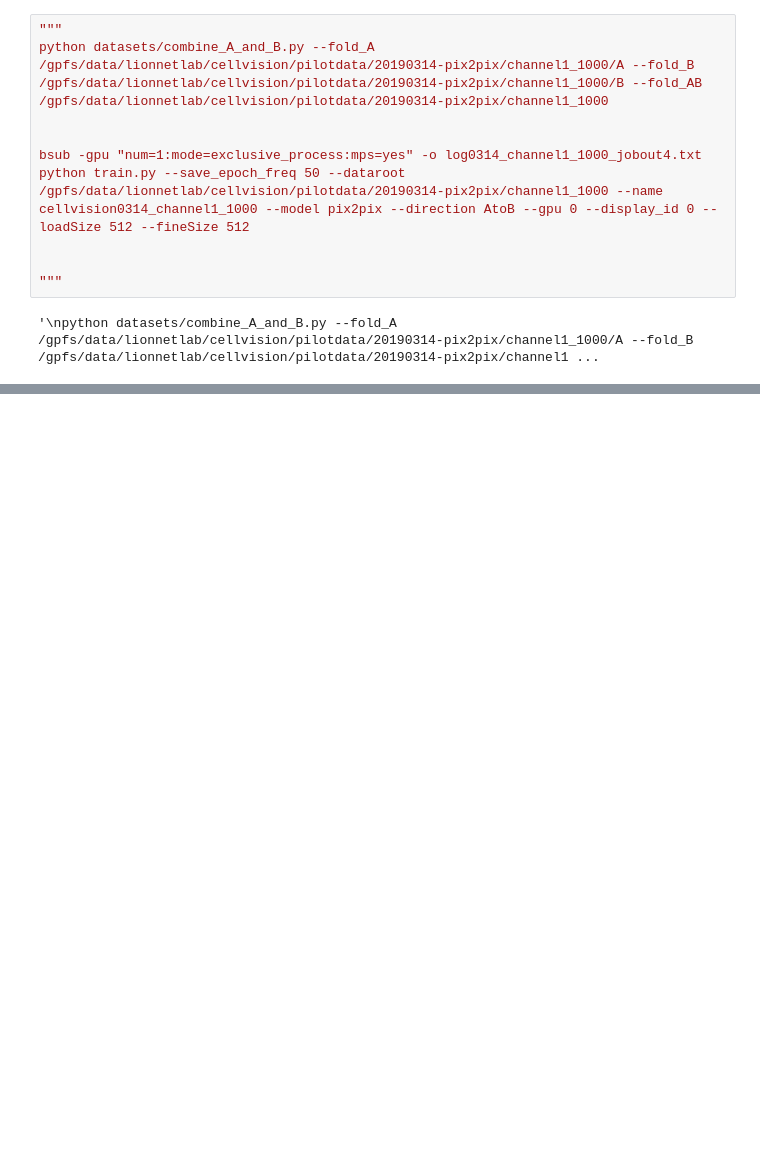
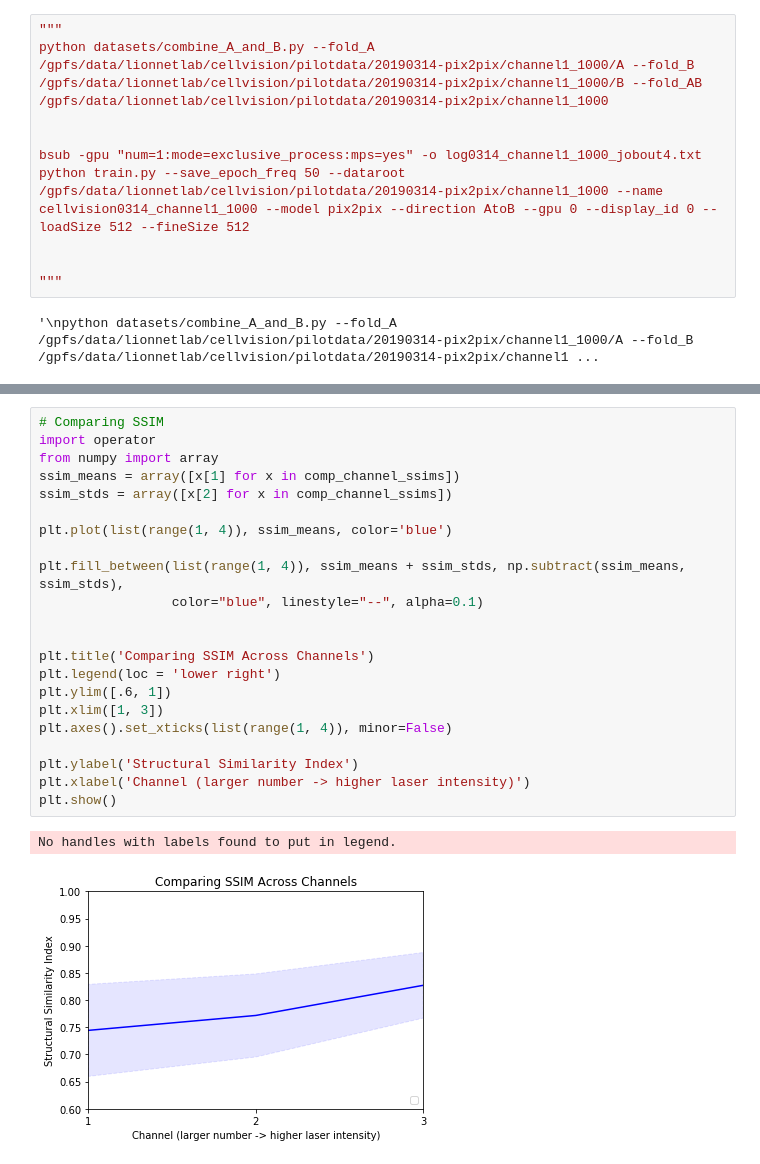
Before and after one commit to NYU-CDS-Capstone-Project/CellVision, a Jupyter notebook: notebooks/pix2pix_for_0314_imgs.ipynb, the cells around one changed output, grey strips where cells are left out. Cells and saved outputs as stored; diff of their text form; blank space fills up the shorter version.

```diff
--- a/notebooks/pix2pix_for_0314_imgs.ipynb
+++ b/notebooks/pix2pix_for_0314_imgs.ipynb
@@ -57,0 +75,25 @@ Performing channel3 comparison
+# %%
+# Comparing SSIM
+import operator
+from numpy import array
+ssim_means = array([x[1] for x in comp_channel_ssims])
+ssim_stds = array([x[2] for x in comp_channel_ssims])
+
+plt.plot(list(range(1, 4)), ssim_means, color='blue')
+
+plt.fill_between(list(range(1, 4)), ssim_means + ssim_stds, np.subtract(ssim_means, ssim_stds),
+                 color="blue", linestyle="--", alpha=0.1)
+
+
+plt.title('Comparing SSIM Across Channels')
+plt.legend(loc = 'lower right')
+plt.ylim([.6, 1])
+plt.xlim([1, 3])
+plt.axes().set_xticks(list(range(1, 4)), minor=False)
+
+plt.ylabel('Structural Similarity Index')
+plt.xlabel('Channel (larger number -> higher laser intensity)')
+plt.show()
+# %% [output]
+No handles with labels found to put in legend.
+[figure, added]
```
Also changed, not shown: parts of 7 cells of this notebook.
